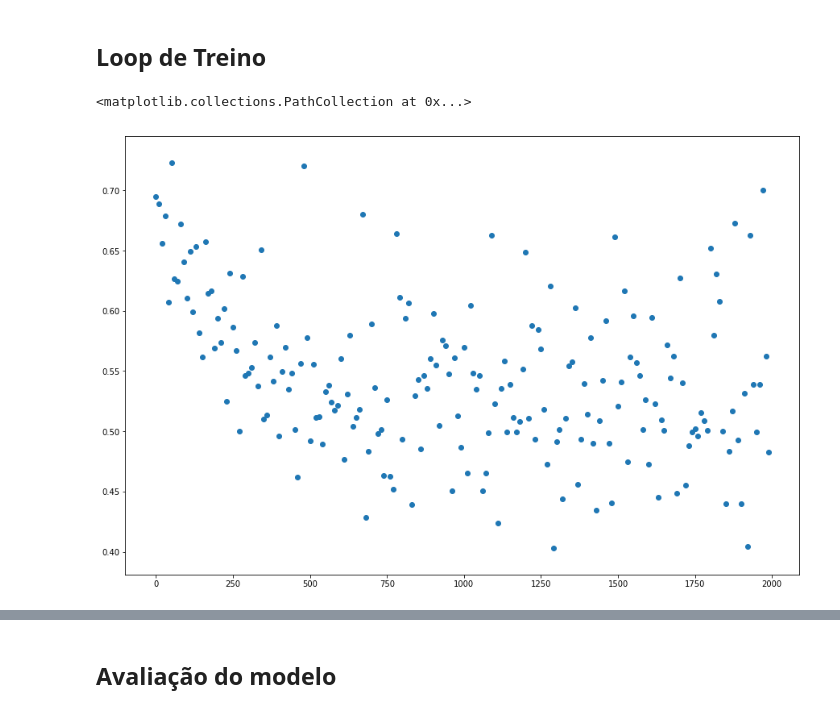
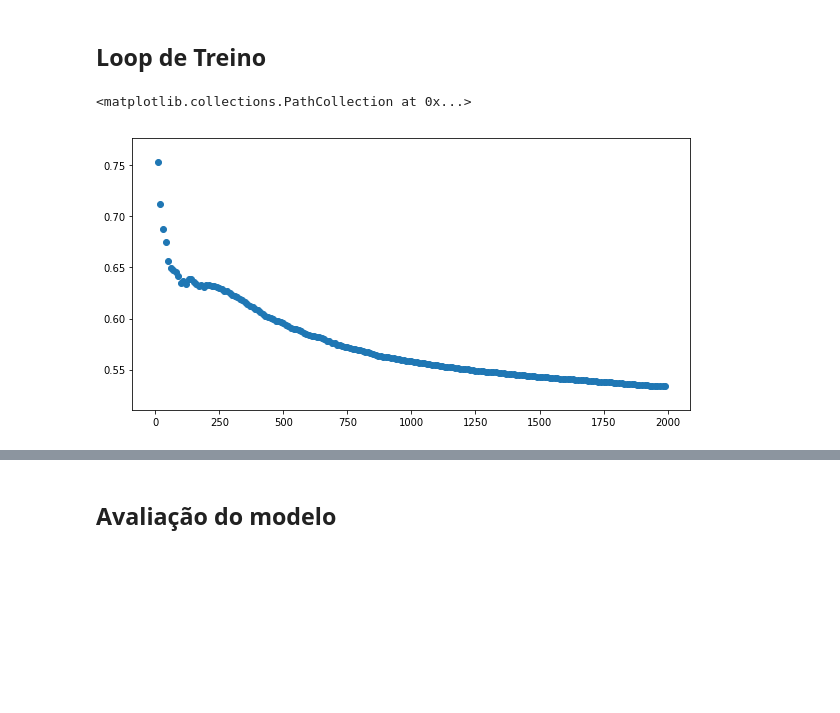
Before and after one commit to jjviana/QConSP2018, a Jupyter notebook: PytorchTutorial.ipynb, the cells around one changed output, grey strips where cells are left out. Drawn from its saved outputs; the diff is of its cells as text; code cells hidden in the pictures; blank space fills up the shorter version.

```diff
--- a/PytorchTutorial.ipynb
+++ b/PytorchTutorial.ipynb
@@ -131,10 +237,4 @@ tensor([  5.,  12.,  21.,  32.])
 # %%
-import torch
-import matplotlib.pyplot as plt
-plt.rcParams['figure.figsize'] = [15, 10]
-
-
-torch.manual_seed(42)
 data_X = torch.linspace(-1, 1, 101)
 data_Y = 2 * data_X + torch.randn(data_X.size()) * 0.33
 
@@ -145,30 +255,24 @@ plt.show()
 # %%
-A=torch.randn(1,requires_grad=True)
-B=torch.randn(1,requires_grad=True)
-
-def model(x):
-    return A*x+B
-
 # Como chegar aos coeficientes A e B a partir dos dados?
 # Vamos implementar uma solução usando Stochastic Gradient Descent
 
 learning_rate=0.01
 num_training_instances=data_X.size(0)
+a_history={}
 for i in range(0,10):
 
     epoch_error=0
 
-    # Forward pass
+    # Forward
     y=model(data_X)
-    error= ((y-data_Y)*(y-data_Y)).sum() # Erro medio quadratico
+    error= torch.abs(y-data_Y).sum()  # Erro medio
 
-    # Backward pass
-
+    # Backward
     error.backward()
 
-    #Optimizer pass
-
+    #Optimizer
     with torch.no_grad():
+        a_history[i]=A.item()
         A-=learning_rate*A.grad
         B-=learning_rate*B.grad
 
@@ -227,7 +332,7 @@ diabetes['Outcome'].replace(to_replace=[0],value=-1,inplace=True)
 
 diabetes_features=diabetes.loc[:,diabetes.columns!='Outcome']
 
-diabetes_target=diabetes.loc[:,diabetes.columns=='Outcome']
+diabetes_target=diabetes.loc[:,diabetes.columns=='Outcome'].values
 
 # Converte valores para a mesma escala (entre 0 e 1)
 
@@ -239,7 +344,10 @@ diabetes_features=minmax_scale.transform(diabetes_features)
 - Converte valores de ndarray para Tensor
 # %%
 from sklearn.model_selection import train_test_split
-X_train, X_test,Y_train,Y_test = train_test_split(diabetes_features,diabetes_target.values)
+X_train, X_test,Y_train,Y_test = train_test_split(diabetes_features,diabetes_target)
 
 X_train_tensor=torch.from_numpy(X_train).float()
 Y_train_tensor=torch.from_numpy(Y_train).float()
+
+print("Size of X feature set: ")
+X_train_tensor.size()
@@ -279,32 +396,29 @@ optimizer=optim.Adam(model.parameters(),0.01)
 ## Loop de Treino
 # %%
 losses={}
+total_loss=0
 for i in range(0,2000):
     # Seleciona um minibatch aleatório a partir do treino
     minibatch_index=torch.randperm(X_train_tensor.size(0))
     minibatch_index=minibatch_index[:minibatch_size]
     minibatch_x=X_train_tensor[minibatch_index]
     minibatch_y=Y_train_tensor[minibatch_index]
 
     #Forward pass
     output=model(minibatch_x)
-
     loss=F.soft_margin_loss(output,minibatch_y)
-
 
     # Backward pass
     loss.backward()
-
+    total_loss+=loss.item()
     # Optimizer pass
     optimizer.step()
     optimizer.zero_grad()
 
-    if i%10==0:
-        losses[i]=loss.item()
-
-
+    if i>0 and i%10==0:
+        losses[i]=total_loss/i
 
 plt.scatter(losses.keys(),losses.values())
 # %% [output]
 <matplotlib.collections.PathCollection at 0x...>
-[figure, old version]
+[figure, new version]
```
Also changed, not shown: parts of 45 cells of this notebook, 12 other files.
